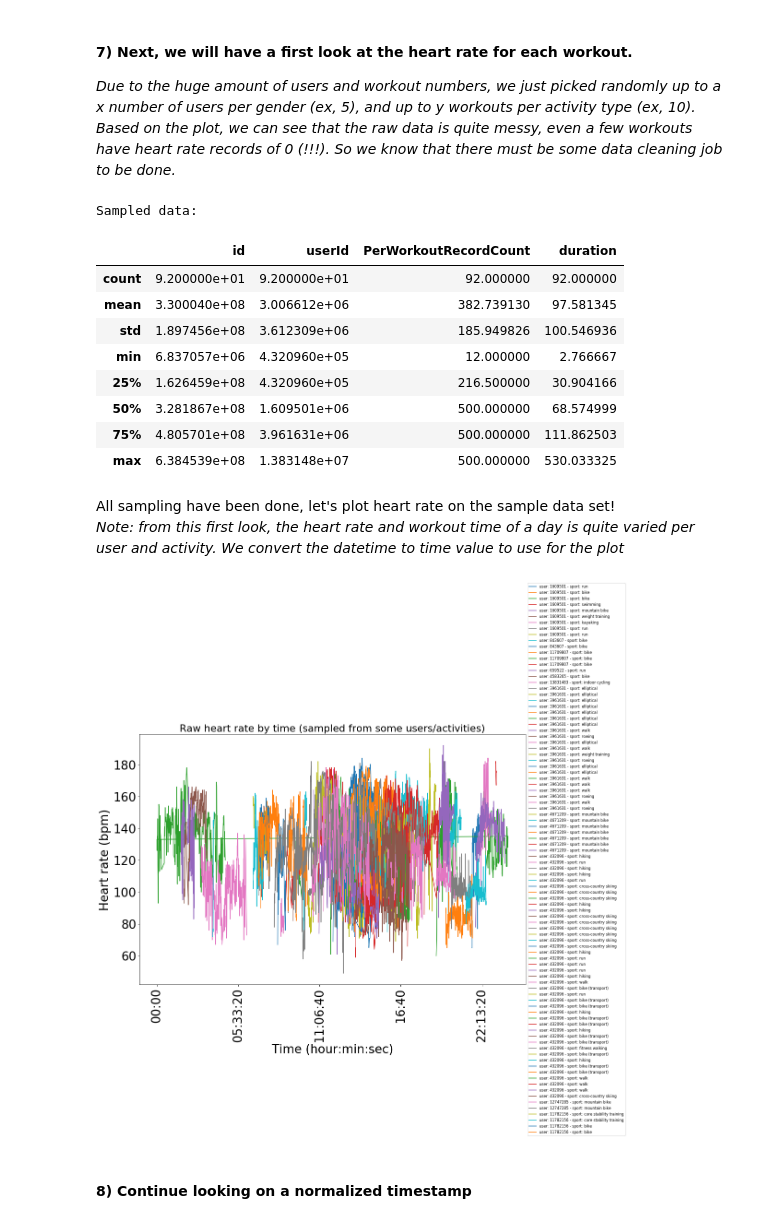
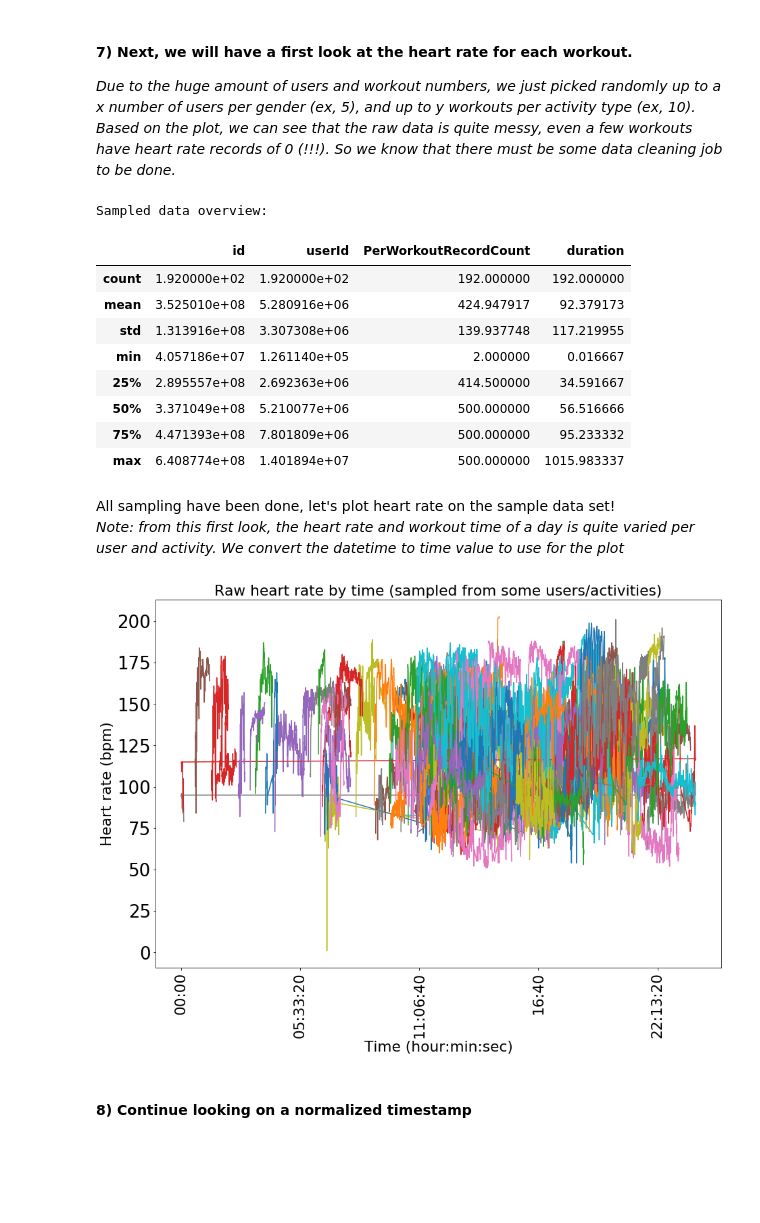
Before and after one commit to TuanTTranCS/concordia-bigdata-project, a Jupyter notebook: BigData_Project_Explore.ipynb, the cells around one changed output. Saved outputs shown, nothing was run; the diff lists cells and outputs as text; code cells hidden in the pictures; blank space fills up the shorter version.

```diff
--- a/BigData_Project_Explore.ipynb
+++ b/BigData_Project_Explore.ipynb
@@ -297,7 +300,7 @@ Plot of distribution of duration per sport type (Double click on image to view l
 Based on the plot, we can see that the raw data is quite messy, even a few workouts have heart rate records of 0 (!!!). So we know that there must be some data cleaning job to be done.*
 # %%
 # Use 2 variable to determine the sampling criteria: maximum users per gender and maximum workouts per sport
-max_users_per_gender, max_workouts_per_sport = 5, 10
+max_users_per_gender, max_workouts_per_sport = 20, 15
 
 # Get unique list of userId and gender, for sampling purpose
 users_genders = df.select('userId', 'gender').distinct().toPandas()
@@ -324,34 +327,34 @@ pd_df = samples_by_gender_and_sport.toPandas()
 print('\nSampled data overview:')
 pd_df.describe()
 # %% [output]
-Sampled data:
+Sampled data overview:
 |  | id | userId | PerWorkoutRecordCount | duration |
-| count | 9.200000e+01 | 9.200000e+01 | 92.000000 | 92.000000 |
-| mean | 3.300040e+08 | 3.006612e+06 | 382.739130 | 97.581345 |
-| std | 1.897456e+08 | 3.612309e+06 | 185.949826 | 100.546936 |
-| min | 6.837057e+06 | 4.320960e+05 | 12.000000 | 2.766667 |
-| 25% | 1.626459e+08 | 4.320960e+05 | 216.500000 | 30.904166 |
-| 50% | 3.281867e+08 | 1.609501e+06 | 500.000000 | 68.574999 |
-| 75% | 4.805701e+08 | 3.961631e+06 | 500.000000 | 111.862503 |
-| max | 6.384539e+08 | 1.383148e+07 | 500.000000 | 530.033325 |
+| count | 1.920000e+02 | 1.920000e+02 | 192.000000 | 192.000000 |
+| mean | 3.525010e+08 | 5.280916e+06 | 424.947917 | 92.379173 |
+| std | 1.313916e+08 | 3.307308e+06 | 139.937748 | 117.219955 |
+| min | 4.057186e+07 | 1.261140e+05 | 2.000000 | 0.016667 |
+| 25% | 2.895557e+08 | 2.692363e+06 | 414.500000 | 34.591667 |
+| 50% | 3.371049e+08 | 5.210077e+06 | 500.000000 | 56.516666 |
+| 75% | 4.471393e+08 | 7.801809e+06 | 500.000000 | 95.233332 |
+| max | 6.408774e+08 | 1.401894e+07 | 500.000000 | 1015.983337 |
 # %% [markdown]
 All sampling have been done, let's plot heart rate on the sample data set! <br />
 *Note: from this first look, the heart rate and workout time of a day is quite varied per user and activity. We convert the datetime to time value to use for the plot*
 # %%
 fig = plt.figure(figsize=(15, 10))
 pd_df_temp = pd_df
 for index,data_row in pd_df_temp.iterrows():
     data_row['date_time'] = [date_time.time() for date_time in data_row['date_time']]
     label = 'user: ' + str(data_row['userId']) + ' - sport: ' + data_row['sport']
     a= plt.plot(data_row['date_time'], data_row['heart_rate'], label=label)
 
 a = plt.title('Raw heart rate by time (sampled from some users/activities)',fontsize='small')
-b = plt.xticks(rotation='vertical')
-c = plt.legend(loc='center left', bbox_to_anchor=(1.0, 0.5), prop={'size': 8})
-a= plt.ylabel('Heart rate (bpm)')
-b= plt.xlabel('Time (hour:min:sec)')
+b = plt.xticks(rotation='vertical', fontsize='small')
+#c = plt.legend(loc='center left', bbox_to_anchor=(1.0, 0.5), prop={'size': 8})
+a= plt.ylabel('Heart rate (bpm)', fontsize='small')
+b= plt.xlabel('Time (hour:min:sec)', fontsize='small')
 # %% [output]
-[figure, old version]
+[figure, new version]
 # %% [markdown]
 #### 8) Continue looking on a normalized timestamp
 # %%
```
Also changed, not shown: parts of 10 cells of this notebook.
